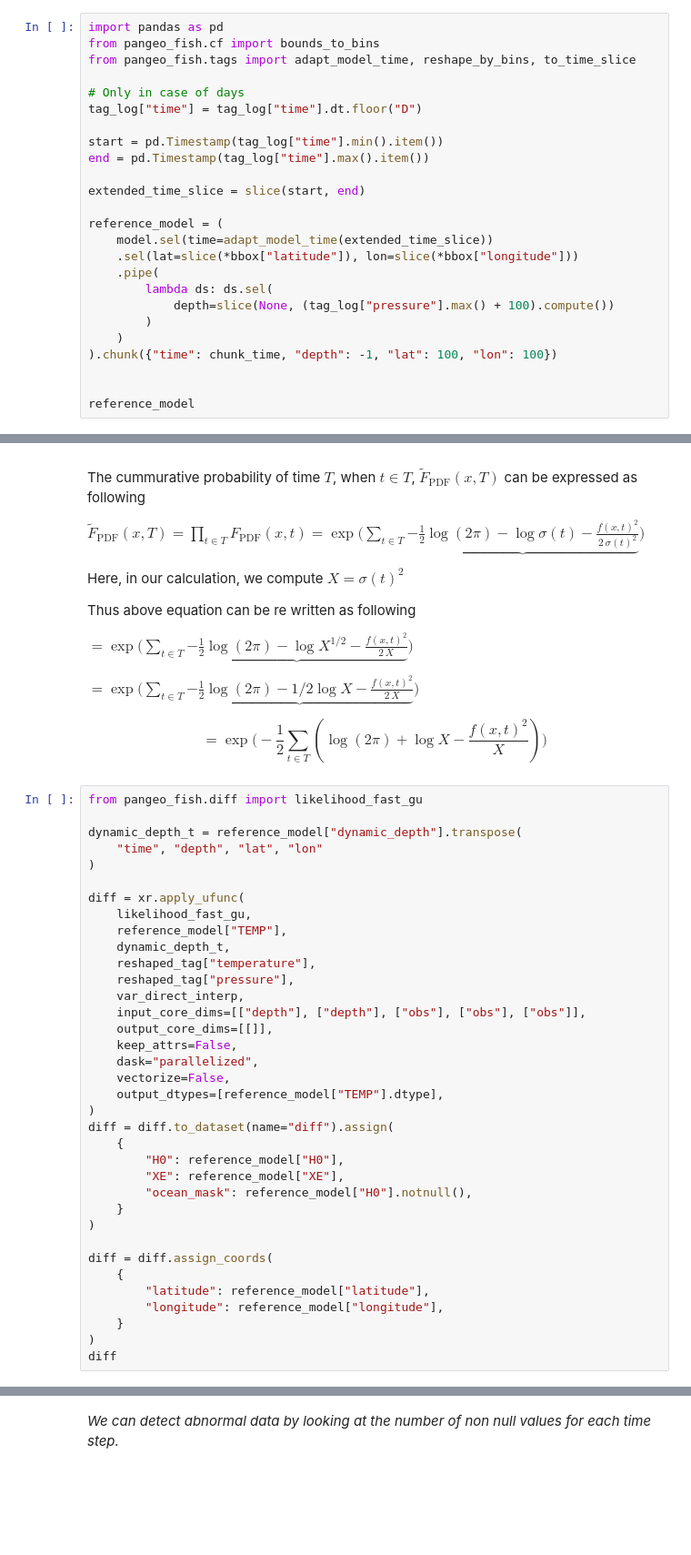
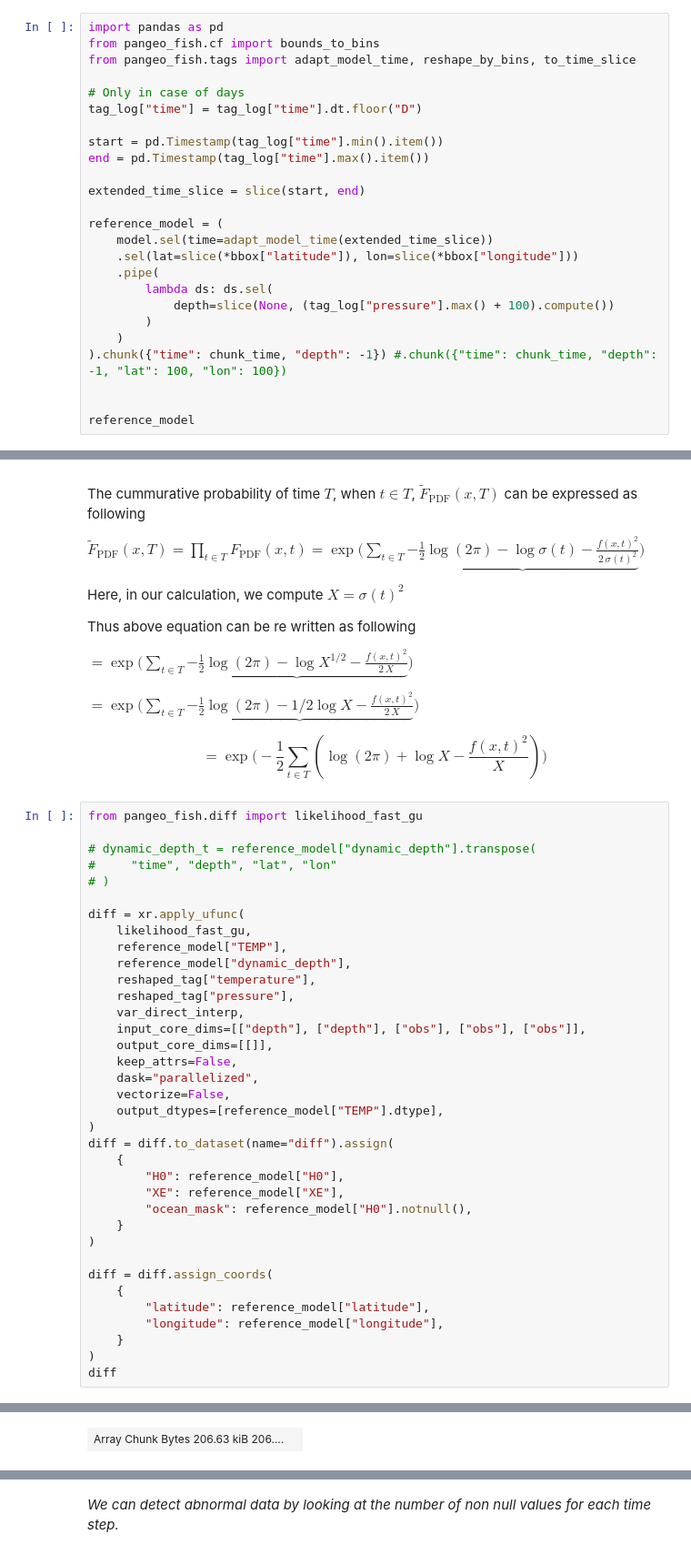
Before and after one commit to capetienne/pangeo-fish-public, a Jupyter notebook: notebooks/new_workflow/pangeo_fish_with_light.ipynb, the cells around one changed output, grey strips where cells are left out. Shown at 91% size. Drawn from its saved outputs; the diff is of its cells as text; blank space fills up the shorter version.

Commit message:
small rechunk modif of model

```diff
--- a/notebooks/new_workflow/pangeo_fish_with_light.ipynb
+++ b/notebooks/new_workflow/pangeo_fish_with_light.ipynb
@@ -189,7 +323,7 @@ reference_model = (
             depth=slice(None, (tag_log["pressure"].max() + 100).compute())
         )
     )
-).chunk({"time": chunk_time, "depth": -1, "lat": 100, "lon": 100})
+).chunk({"time": chunk_time, "depth": -1}) #.chunk({"time": chunk_time, "depth": -1, "lat": 100, "lon": 100})
 
 
 reference_model
@@ -314,14 +527,14 @@ $$
 # %%
 from pangeo_fish.diff import likelihood_fast_gu
 
-dynamic_depth_t = reference_model["dynamic_depth"].transpose(
-    "time", "depth", "lat", "lon"
-)
+# dynamic_depth_t = reference_model["dynamic_depth"].transpose(
+#     "time", "depth", "lat", "lon"
+# )
 
 diff = xr.apply_ufunc(
     likelihood_fast_gu,
     reference_model["TEMP"],
-    dynamic_depth_t,
+    reference_model["dynamic_depth"],
     reshaped_tag["temperature"],
     reshaped_tag["pressure"],
     var_direct_interp,
@@ -347,3 +560,4 @@ diff = diff.assign_coords(
     }
 )
 diff
+# %% [output]
@@ -349,0 +581 @@ diff
+| Array Chunk Bytes 206.63 kiB 206.... |  |
```
Also changed, not shown: parts of 14 cells of this notebook.
